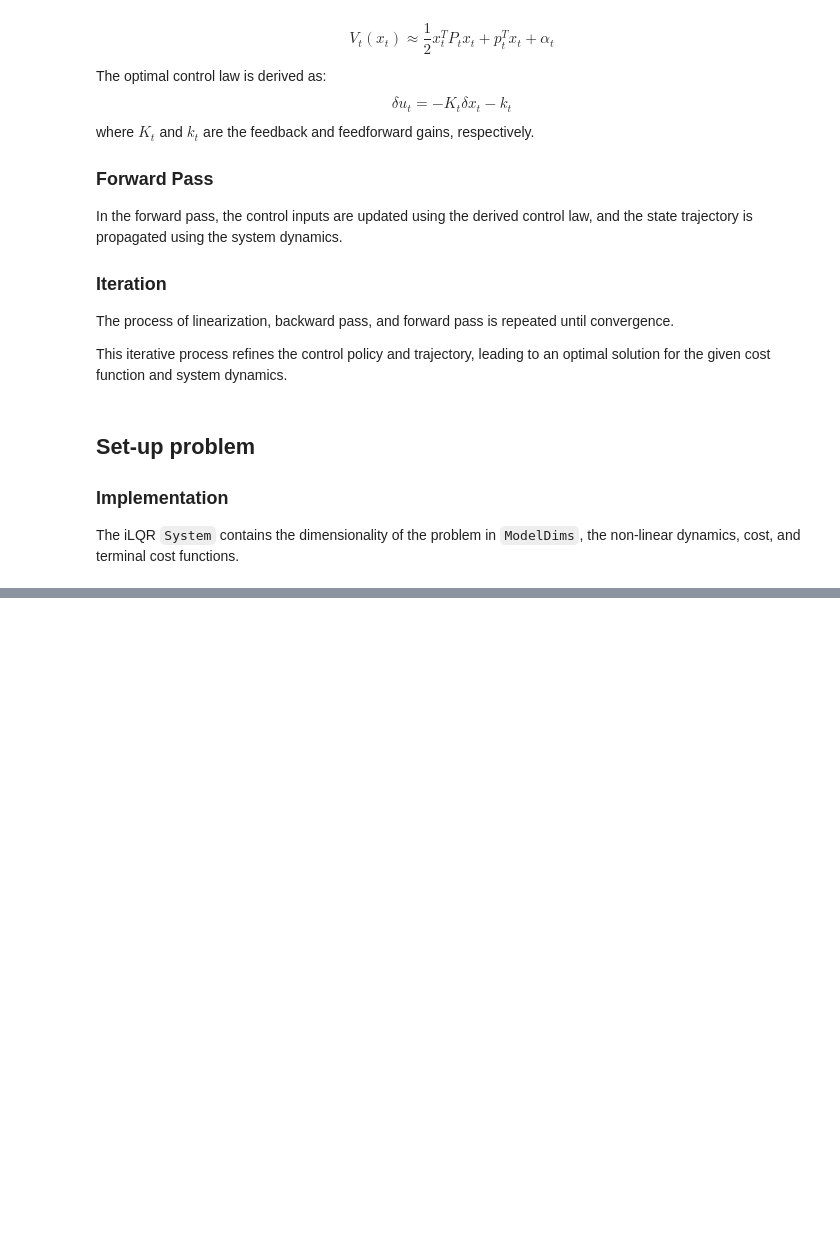
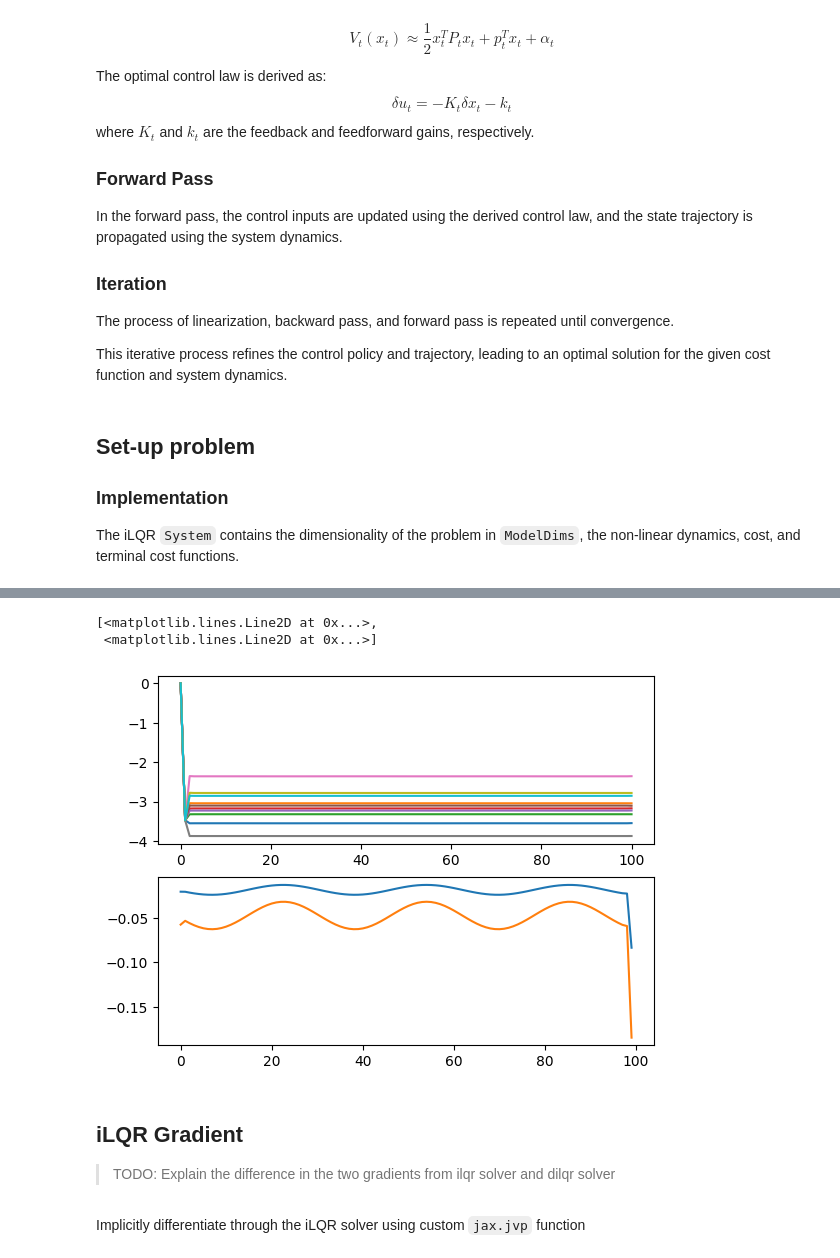
Before and after one commit to bbhaduri/diffilqrax-m1arm, a Jupyter notebook: doc/source/examples/gradients_through_ilqr.ipynb, the cells around one changed output, grey strips where cells are left out. Saved outputs shown, nothing was run; the diff lists cells and outputs as text; code cells hidden in the pictures; blank space fills up the shorter version.

Commit message:
added gradient example

```diff
--- a/doc/source/examples/gradients_through_ilqr.ipynb
+++ b/doc/source/examples/gradients_through_ilqr.ipynb
@@ -84,12 +79,16 @@ dims = ModelDims(horizon=100, n=10, m=2, dt=0.1)
 
 # Set-up prarameters
 key = jr.PRNGKey(seed=0)
-key, skeys = keygen(key, 3)
-Uh = jax.random.normal(key, (dims.n, dims.n)) * 0.5 / jnp.sqrt(dims.n)
+key, skeys = keygen(key, 4)
+Uh = jax.random.normal(next(skeys), (dims.n, dims.n)) * 0.5 / jnp.sqrt(dims.n)
 
-Wh =  jax.random.normal(key, (dims.n, dims.m)) * 0.5 / jnp.sqrt(dims.n) * dims.dt
-L = jax.random.normal(key, (dims.n, dims.n)) * 0.5 / jnp.sqrt(dims.n)
+Wh =  jax.random.normal(next(skeys), (dims.n, dims.m)) * 0.5 / jnp.sqrt(dims.n) * dims.dt
+L = jax.random.normal(next(skeys), (dims.n, dims.n)) * 0.5 / jnp.sqrt(dims.n)
 Q = L @ L.T
+
+# Build system parameters
+theta = Theta(Uh=Uh, Wh=Wh, Q=Q, sigma=jnp.zeros(dims.n, dtype=jnp.float64))
+params = iLQRParams(x0=jnp.zeros(dims.n, dtype=jnp.float64), theta=theta)
 # %%
 # Define iLQR model
 def cost(t: int, x: Array, u: Array, theta: Theta):
@@ -119,0 +153,26 @@ ilqr_model = System(
+# %%
+(opt_state_ilqr, opt_input_ilqr, opt_costate_ilqr), J0, cost_log = ilqr_solver(
+    ilqr_model,
+    params,
+    Us_init,
+    max_iter=70,
+    convergence_thresh=1e-9,
+    alpha_init=1.,
+    use_linesearch=True,
+    # verbose=True,
+    **ls_kwargs
+    )
+# %%
+fig, axes = plt.subplots(2, 1)
+axes[0].plot(opt_state_ilqr)
+axes[1].plot(opt_input_ilqr)
+# %% [output]
+[<matplotlib.lines.Line2D at 0x...>,
+ <matplotlib.lines.Line2D at 0x...>]
+[figure, added]
+# %% [markdown]
+## iLQR Gradient
+
+> TODO: Explain the difference in the two gradients from ilqr solver and dilqr solver
+# %% [markdown]
+Implicitly differentiate through the iLQR solver using custom `jax.jvp` function
```
Also changed, not shown: parts of 12 cells of this notebook, 6 other files.
